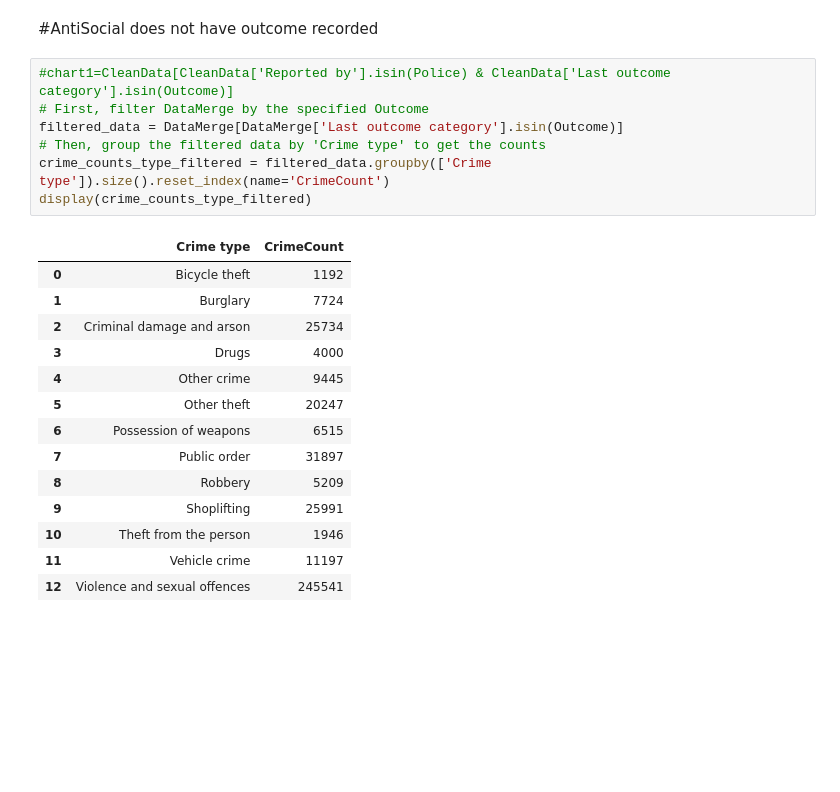
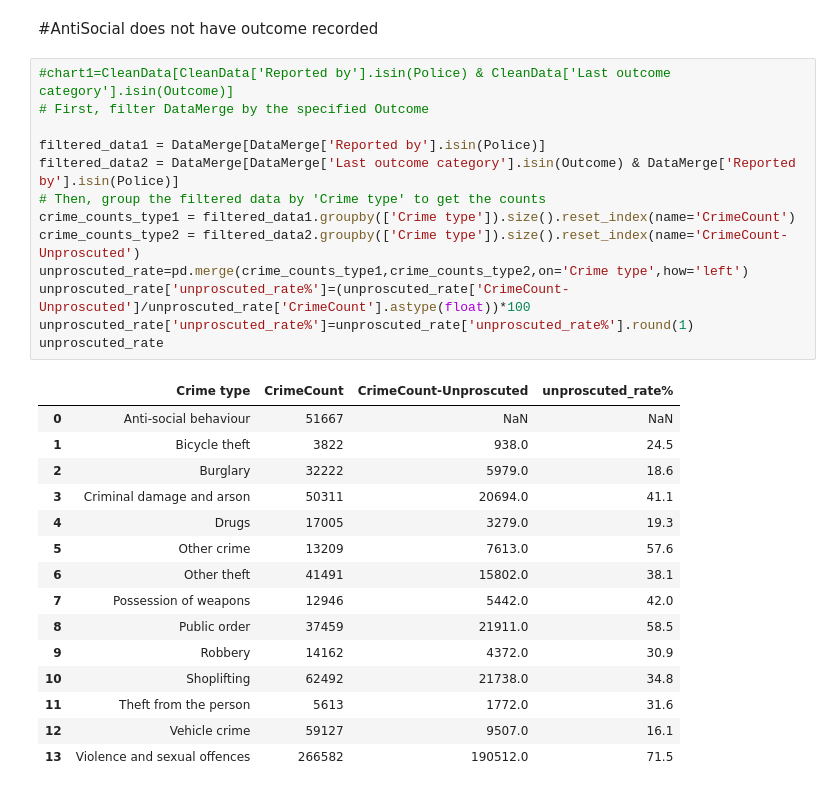
Before and after one commit to zhangwiki86-soton/L7---Data-Analysis-and-Visualisation, a Jupyter notebook: DRAFT Test Glob.ipynb, the cells around one changed output. Drawn from its saved outputs; the diff is of its cells as text; blank space fills up the shorter version.

```diff
--- a/DRAFT Test Glob.ipynb
+++ b/DRAFT Test Glob.ipynb
@@ -748,22 +748,29 @@ plt.show()
 # %%
 #chart1=CleanData[CleanData['Reported by'].isin(Police) & CleanData['Last outcome category'].isin(Outcome)]
 # First, filter DataMerge by the specified Outcome
-filtered_data = DataMerge[DataMerge['Last outcome category'].isin(Outcome)]
+
+filtered_data1 = DataMerge[DataMerge['Reported by'].isin(Police)]
+filtered_data2 = DataMerge[DataMerge['Last outcome category'].isin(Outcome) & DataMerge['Reported by'].isin(Police)]
 # Then, group the filtered data by 'Crime type' to get the counts
-crime_counts_type_filtered = filtered_data.groupby(['Crime type']).size().reset_index(name='CrimeCount')
-display(crime_counts_type_filtered)
+crime_counts_type1 = filtered_data1.groupby(['Crime type']).size().reset_index(name='CrimeCount')
+crime_counts_type2 = filtered_data2.groupby(['Crime type']).size().reset_index(name='CrimeCount-Unproscuted')
+unproscuted_rate=pd.merge(crime_counts_type1,crime_counts_type2,on='Crime type',how='left')
+unproscuted_rate['unproscuted_rate%']=(unproscuted_rate['CrimeCount-Unproscuted']/unproscuted_rate['CrimeCount'].astype(float))*100
+unproscuted_rate['unproscuted_rate%']=unproscuted_rate['unproscuted_rate%'].round(1)
+unproscuted_rate
 # %% [output]
-|  | Crime type | CrimeCount |
-| 0 | Bicycle theft | 1192 |
-| 1 | Burglary | 7724 |
-| 2 | Criminal damage and arson | 25734 |
-| 3 | Drugs | 4000 |
-| 4 | Other crime | 9445 |
-| 5 | Other theft | 20247 |
-| 6 | Possession of weapons | 6515 |
-| 7 | Public order | 31897 |
-| 8 | Robbery | 5209 |
-| 9 | Shoplifting | 25991 |
-| 10 | Theft from the person | 1946 |
-| 11 | Vehicle crime | 11197 |
-| 12 | Violence and sexual offences | 245541 |
+|  | Crime type | CrimeCount | CrimeCount-Unproscuted | unproscuted_rate% |
+| 0 | Anti-social behaviour | 51667 | NaN | NaN |
+| 1 | Bicycle theft | 3822 | 938.0 | 24.5 |
+| 2 | Burglary | 32222 | 5979.0 | 18.6 |
+| 3 | Criminal damage and arson | 50311 | 20694.0 | 41.1 |
+| 4 | Drugs | 17005 | 3279.0 | 19.3 |
+| 5 | Other crime | 13209 | 7613.0 | 57.6 |
+| 6 | Other theft | 41491 | 15802.0 | 38.1 |
+| 7 | Possession of weapons | 12946 | 5442.0 | 42.0 |
+| 8 | Public order | 37459 | 21911.0 | 58.5 |
+| 9 | Robbery | 14162 | 4372.0 | 30.9 |
+| 10 | Shoplifting | 62492 | 21738.0 | 34.8 |
+| 11 | Theft from the person | 5613 | 1772.0 | 31.6 |
+| 12 | Vehicle crime | 59127 | 9507.0 | 16.1 |
+| 13 | Violence and sexual offences | 266582 | 190512.0 | 71.5 |
```
Also changed, not shown: parts of 1 cell of this notebook.
